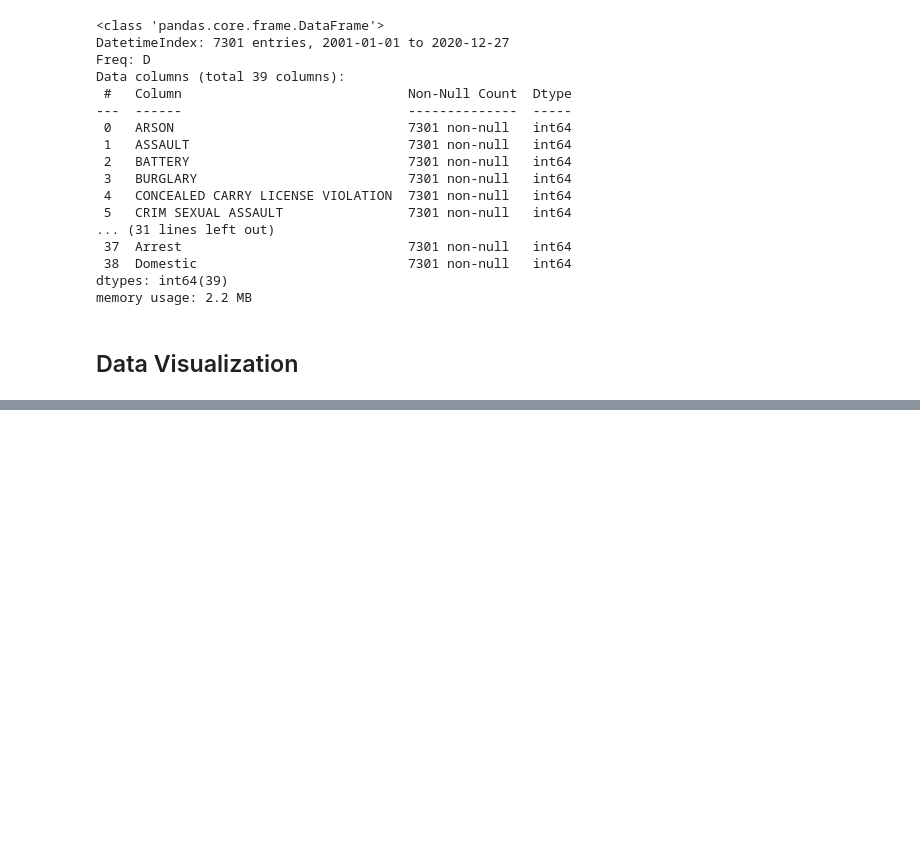
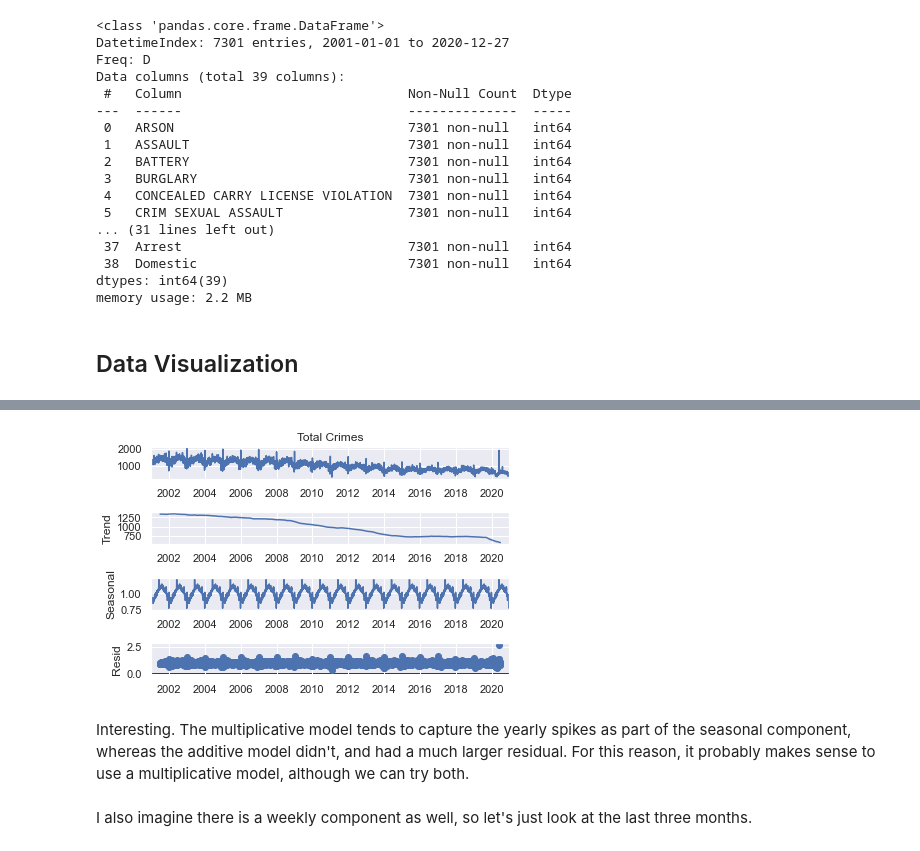
Before and after one commit to ruthcaswellsmith/Capstone---City-of-Chicago-Crime-Time-Series-Analysis, a Jupyter notebook: notebooks/Capstone - City of Chicago Crime - Exploratory Data Analysis.ipynb, the cells around one changed output, grey strips where cells are left out. Drawn from its saved outputs; the diff is of its cells as text; code cells hidden in the pictures; blank space fills up the shorter version.

```diff
--- a/notebooks/Capstone - City of Chicago Crime - Exploratory Data Analysis.ipynb
+++ b/notebooks/Capstone - City of Chicago Crime - Exploratory Data Analysis.ipynb
@@ -172,0 +192,8 @@ Text(0.5, 1.0, 'Total Crimes from 2001 to 2020')
+# %%
+decomp.plot();
+# %% [output]
+[figure, added]
+# %% [markdown]
+Interesting.  The multiplicative model tends to capture the yearly spikes as part of the seasonal component, whereas the additive model didn't, and had a much larger residual.  For this reason, it probably makes sense to use a multiplicative model, although we can try both.
+# %% [markdown]
+I also imagine there is a weekly component as well, so let's just look at the last three months.
```
Also changed, not shown: parts of 46 cells of this notebook.
